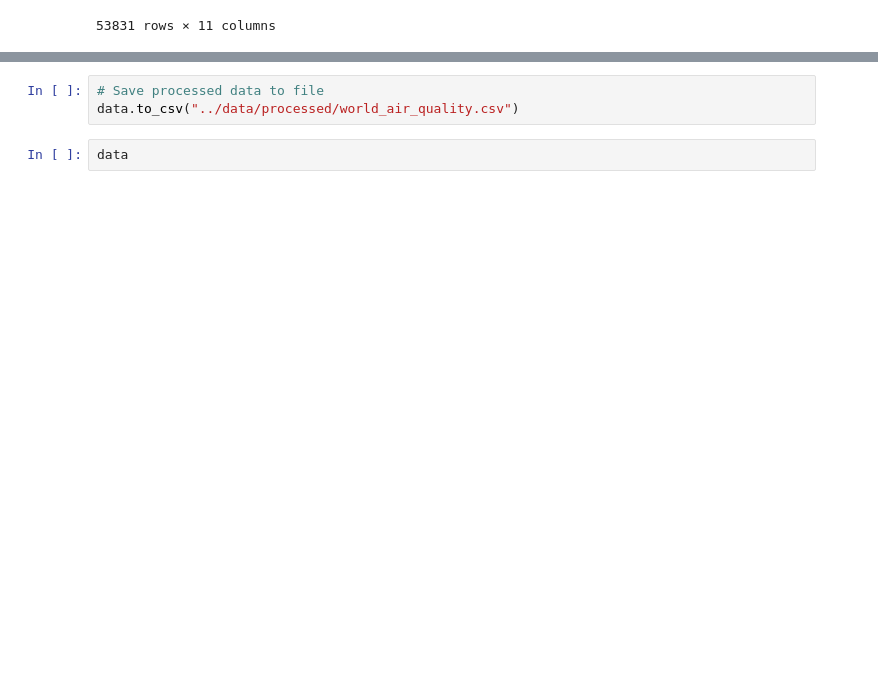
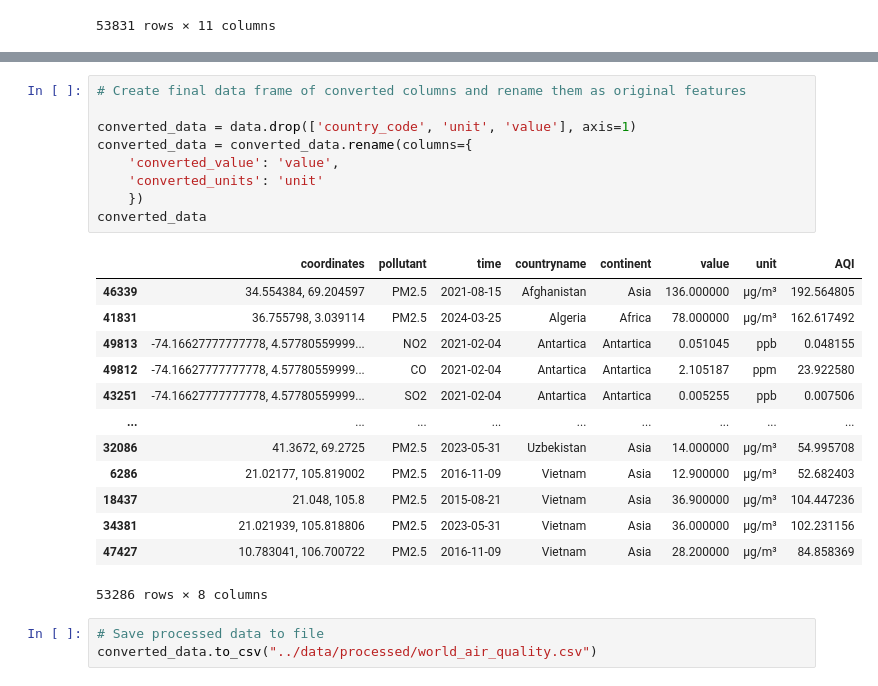
Before and after one commit to UBC-MDS/DSCI-532_2024_2_pollution-tracker, a Jupyter notebook: notebooks/wrangling.ipynb, the cells around one changed output, grey strips where cells are left out. Saved outputs shown, nothing was run; the diff lists cells and outputs as text; blank space fills up the shorter version.

```diff
--- a/notebooks/wrangling.ipynb
+++ b/notebooks/wrangling.ipynb
@@ -324,5 +341,26 @@ data[data['AQI'].isnull()]
+# %%
+# Create final data frame of converted columns and rename them as original features
+
+converted_data = data.drop(['country_code', 'unit', 'value'], axis=1)
+converted_data = converted_data.rename(columns={
+    'converted_value': 'value',
+    'converted_units': 'unit'
+    })
+converted_data
+# %% [output]
+|  | coordinates | pollutant | time | countryname | continent | value | unit | AQI |
+| 46339 | 34.554384, 69.204597 | PM2.5 | 2021-08-15 | Afghanistan | Asia | 136.000000 | µg/m³ | 192.564805 |
+| 41831 | 36.755798, 3.039114 | PM2.5 | 2024-03-25 | Algeria | Africa | 78.000000 | µg/m³ | 162.617492 |
+| 49813 | -74.16627777777778, 4.57780559999... | NO2 | 2021-02-04 | Antartica | Antartica | 0.051045 | ppb | 0.048155 |
+| 49812 | -74.16627777777778, 4.57780559999... | CO | 2021-02-04 | Antartica | Antartica | 2.105187 | ppm | 23.922580 |
+| 43251 | -74.16627777777778, 4.57780559999... | SO2 | 2021-02-04 | Antartica | Antartica | 0.005255 | ppb | 0.007506 |
+| ... | ... | ... | ... | ... | ... | ... | ... | ... |
+| 32086 | 41.3672, 69.2725 | PM2.5 | 2023-05-31 | Uzbekistan | Asia | 14.000000 | µg/m³ | 54.995708 |
+| 6286 | 21.02177, 105.819002 | PM2.5 | 2016-11-09 | Vietnam | Asia | 12.900000 | µg/m³ | 52.682403 |
+| 18437 | 21.048, 105.8 | PM2.5 | 2015-08-21 | Vietnam | Asia | 36.900000 | µg/m³ | 104.447236 |
+| 34381 | 21.021939, 105.818806 | PM2.5 | 2023-05-31 | Vietnam | Asia | 36.000000 | µg/m³ | 102.231156 |
+| 47427 | 10.783041, 106.700722 | PM2.5 | 2016-11-09 | Vietnam | Asia | 28.200000 | µg/m³ | 84.858369 |
+53286 rows × 8 columns
 # %%
 # Save processed data to file
-data.to_csv("../data/processed/world_air_quality.csv")
+converted_data.to_csv("../data/processed/world_air_quality.csv")
-# %%
-data
```
Also changed, not shown: parts of 11 cells of this notebook, 1 other file.
